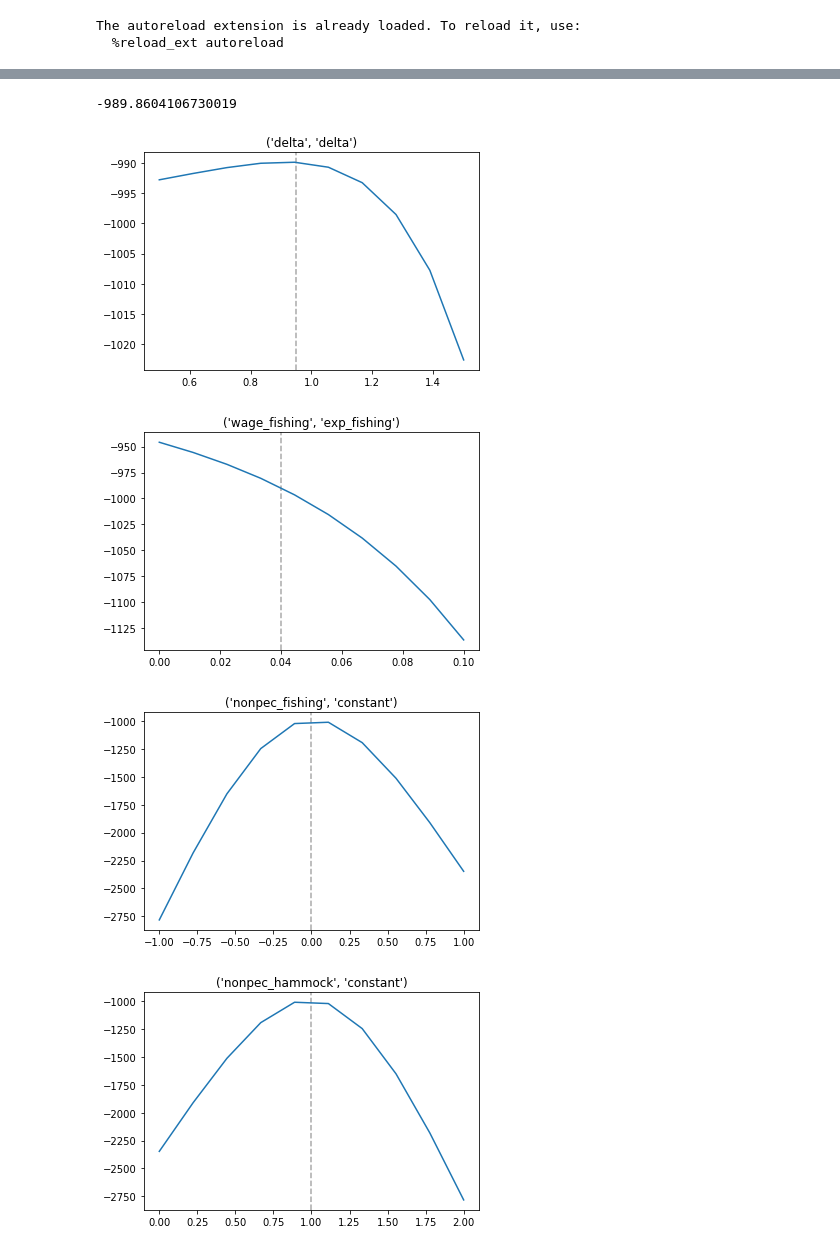
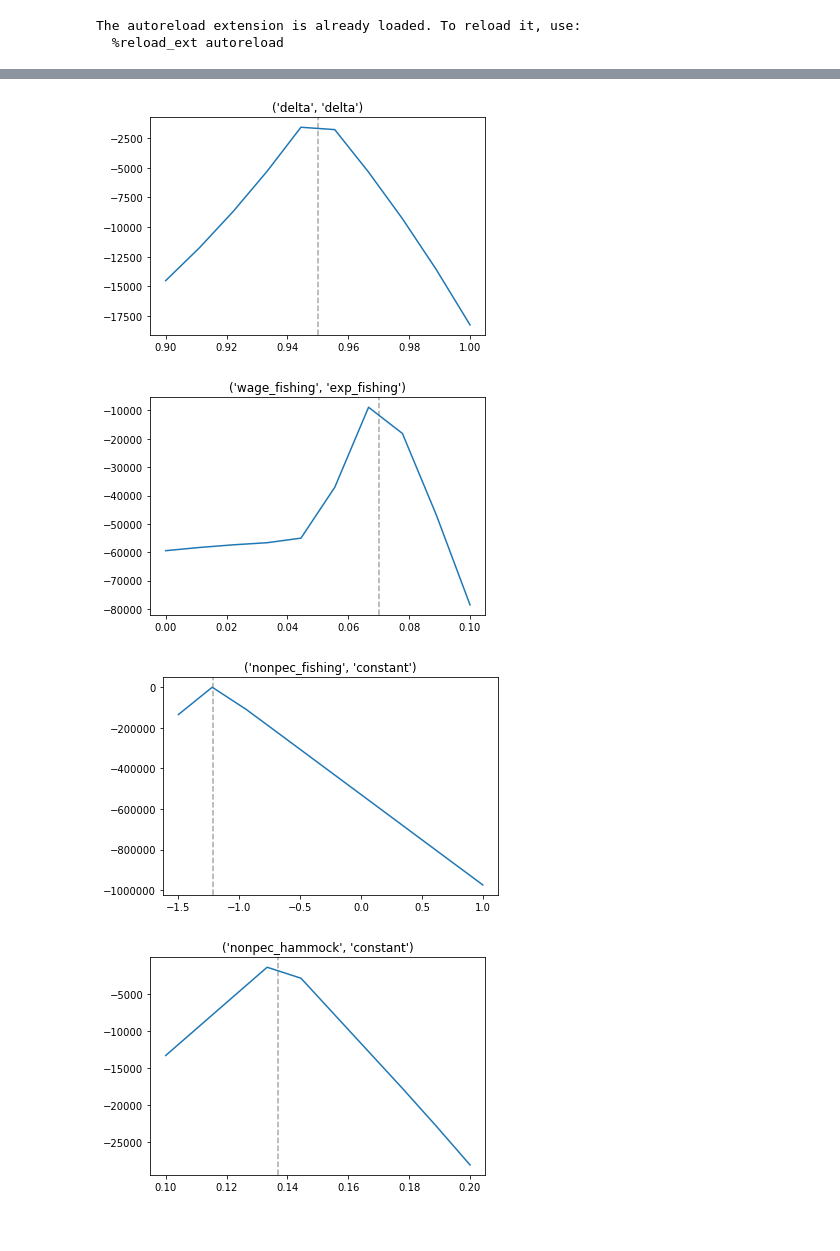
Before and after one commit to tobiasraabe/respy_for_ma, a Jupyter notebook: docs/tutorials/calibration-maximum-likelihood.ipynb, the cells around one changed output, grey strips where cells are left out. Drawn from its saved outputs; the diff is of its cells as text; code cells hidden in the pictures.

```diff
--- a/docs/tutorials/calibration-maximum-likelihood.ipynb
+++ b/docs/tutorials/calibration-maximum-likelihood.ipynb
@@ -7,8 +7,11 @@ import numpy as np
 
 params_base, options, df = rp.get_example_model("robinson", with_data=True)
 
-params_base["lower"] = [0.5, 0.00, -1.00, -0.00, 0.05, 0.05, -0.9]
-params_base["upper"] = [1.5, 0.10, +1.00,  2.00, 0.50, 1.00, +0.9]
+params_base["lower"] = [0.9, 0.00, -1.50,  0.10, 0.0075, 0.001, -0.9]
+params_base["upper"] = [1.0, 0.10, +1.00,  0.20, 0.0120, 0.020, +0.9]
+
+#params_base["lower"] = [0.5, 0.00, 0.05]
+#params_base["upper"] = [1.5, 0.10, 1.00]
 # %% [output]
 The autoreload extension is already loaded. To reload it, use:
   %reload_ext autoreload
@@ -43,30 +47,26 @@ plt.close()
-# %%
-crit_func = rp.get_crit_func(params_base, options, df)
-crit_func(params_base)
-# %% [output]
--989.8604106730019
 # %%
-for index in params_base.index:
+crit_func = rp.get_crit_func(params_base, options, df)
+
+for index in params.index:
     upper, lower = params_base.loc[index][["upper", "lower"]]
-
 
     grid = np.linspace(lower, upper, 10)
 
     fvals = list()
     for value in grid:
         params = params_base.copy()
         params.loc[index, "value"] = value
         fvals.append(crit_func(params))
 
     fig, ax = plt.subplots()
 
     ax.axvline(params_base.loc[index, "value"], color="#A9A9A9", linestyle="--", label="Baseline")
 
     ax.plot(grid, fvals)
     ax.set_title(index)
     plt.show()
 # %% [output]
-[figure, old version]
+[figure, new version]
-[figure, old version]
+[figure, new version]
-[figure, old version]
+[figure, new version]
-[figure, old version]
+[figure, new version]
```
Also changed, not shown: parts of 3 cells of this notebook, 3 other files.
